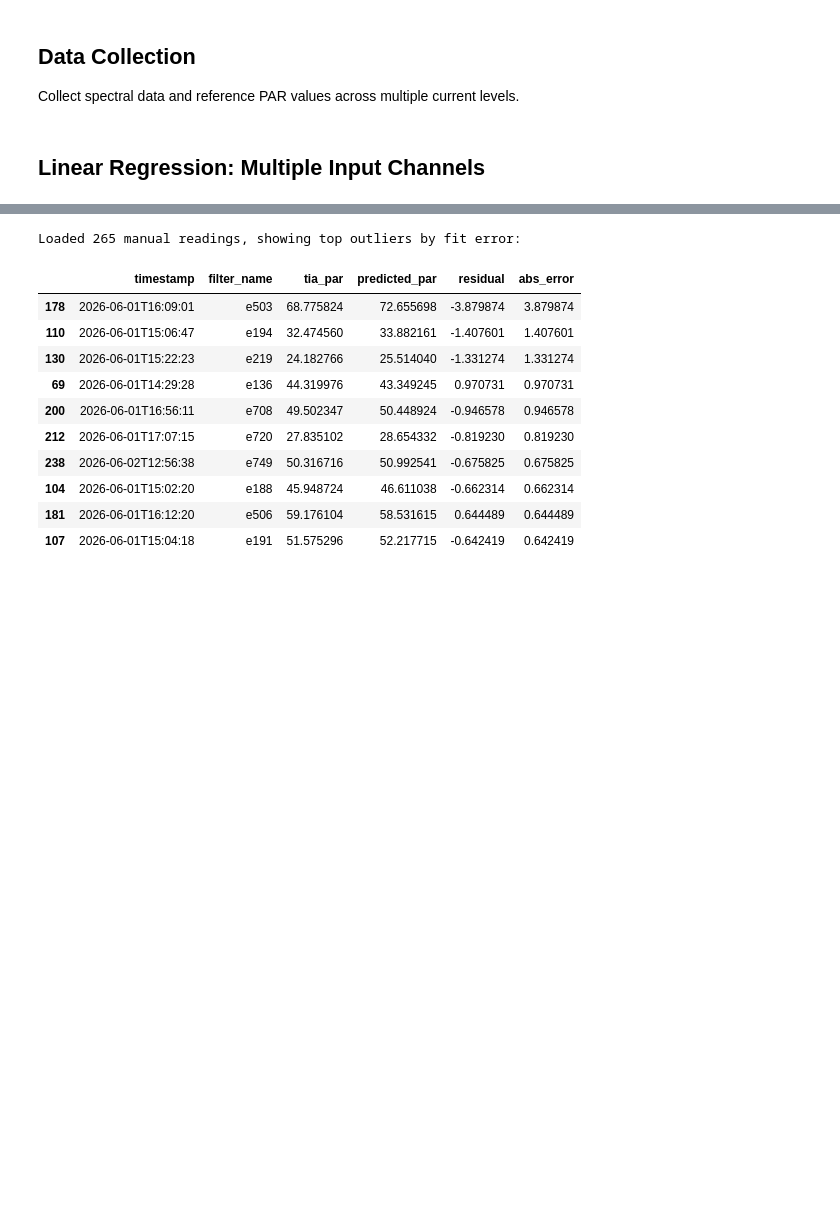
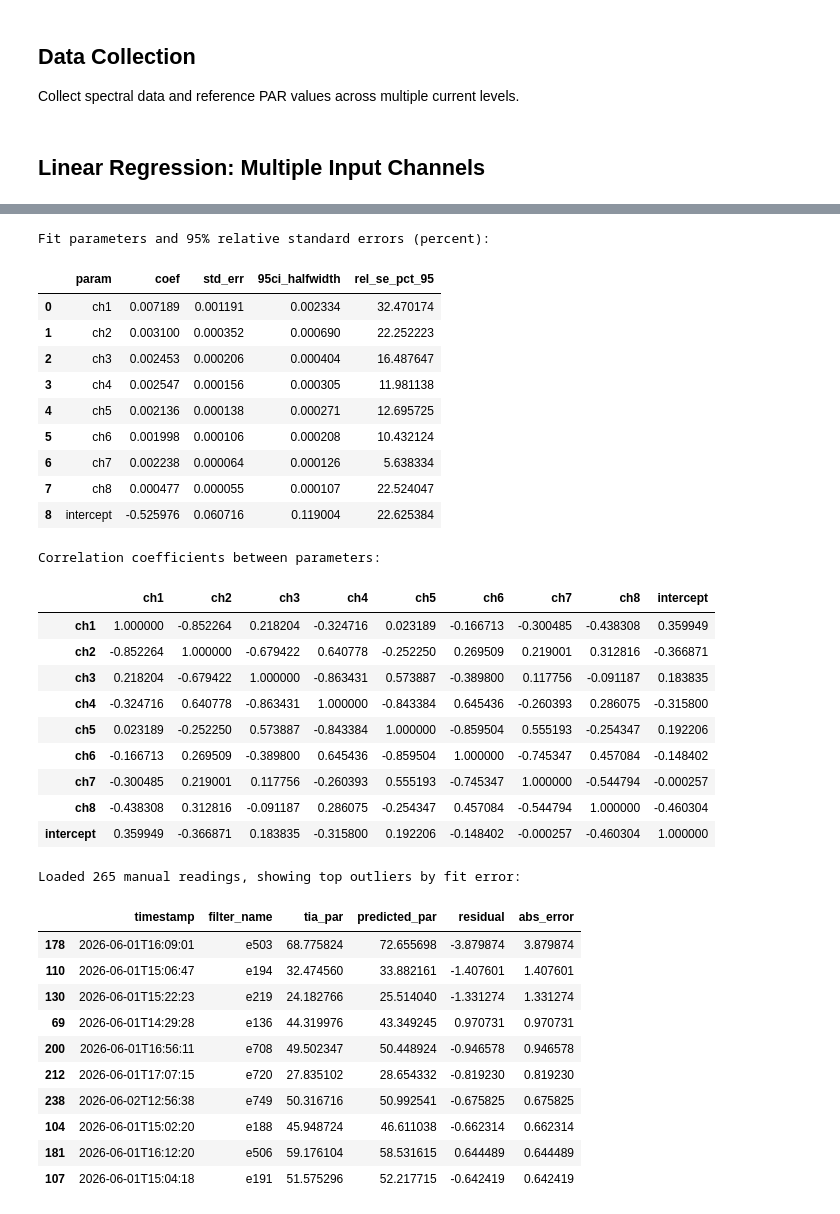
Before and after one commit to Jan-IngenHousz-Institute/miniPar, a Jupyter notebook: Scripts/calibrate_spec_notebook.ipynb, the cells around one changed output, grey strips where cells are left out. Drawn from its saved outputs; the diff is of its cells as text; code cells hidden in the pictures; blank space fills up the shorter version.

Commit message:
spectral analysys clean param fitting and analysys

```diff
--- a/Scripts/calibrate_spec_notebook.ipynb
+++ b/Scripts/calibrate_spec_notebook.ipynb
@@ -424,3 +418,80 @@ Fit Quality:
+# %%
+# Display fit coefficients, 95% relative SEs and parameter covariance
+import numpy as np
+import pandas as pd
+from math import sqrt
+try:
+    from scipy import stats
+    t_crit = stats.t.ppf(0.975, df=max(1, X.shape[0] - (X.shape[1] + 1)))
+except Exception:
+    # fallback approximate 95% critical value
+    t_crit = 1.96
+# Reconstruct design matrix used in regression (X currently is used for regression)
+A = np.hstack([X, np.ones((X.shape[0], 1))])
+n, p = A.shape
+# Residuals and sigma^2 estimate
+resid = (y - y_pred) if 'y' in globals() else (y_manual - y_pred)
+SSR = float(np.sum(resid**2))
+dof = max(1, n - p)
+sigma2 = SSR / dof
+# Covariance matrix of parameters
+try:
+    ATA_inv = np.linalg.inv(A.T.dot(A))
+except np.linalg.LinAlgError:
+    ATA_inv = np.linalg.pinv(A.T.dot(A))
+cov_matrix = sigma2 * ATA_inv
+# coefficients vector (including intercept)
+params = np.concatenate([channels_coeffs, np.array([intercept])])
+param_names = [f'ch{i+1}' for i in range(len(channels_coeffs))] + ['intercept']
+se = np.sqrt(np.abs(np.diag(cov_matrix)))
+# relative standard error expressed using 95% CI half-width divided by coef magnitude (in %).
+rel_se_pct = np.full_like(se, np.nan, dtype=float)
+for i, (coef, s_e) in enumerate(zip(params, se)):
+    if abs(coef) > 0:
+        rel_se_pct[i] = (t_crit * s_e / abs(coef)) * 100.0
+# Build DataFrame for display
+df_params = pd.DataFrame({
+    'param': param_names,
+    'coef': params,
+    'std_err': se,
+    '95ci_halfwidth': t_crit * se,
+    'rel_se_pct_95': rel_se_pct
+})
+# display nicely
+print('Fit parameters and 95% relative standard errors (percent):')
+display(df_params[['param','coef','std_err','95ci_halfwidth','rel_se_pct_95']])
+
+print('Correlation coefficients between parameters:')
+diag = np.sqrt(np.abs(np.diag(cov_matrix)))
+outer = np.outer(diag, diag)
+with np.errstate(divide='ignore', invalid='ignore'):
+    corr_matrix = cov_matrix / outer
+corr_matrix[outer == 0] = np.nan
+corr_df = pd.DataFrame(corr_matrix, index=param_names, columns=param_names)
+display(corr_df.round(6))
+# %% [output]
+Fit parameters and 95% relative standard errors (percent):
+|  | param | coef | std_err | 95ci_halfwidth | rel_se_pct_95 |
+| 0 | ch1 | 0.007189 | 0.001191 | 0.002334 | 32.470174 |
+| 1 | ch2 | 0.003100 | 0.000352 | 0.000690 | 22.252223 |
+| 2 | ch3 | 0.002453 | 0.000206 | 0.000404 | 16.487647 |
+| 3 | ch4 | 0.002547 | 0.000156 | 0.000305 | 11.981138 |
+| 4 | ch5 | 0.002136 | 0.000138 | 0.000271 | 12.695725 |
+| 5 | ch6 | 0.001998 | 0.000106 | 0.000208 | 10.432124 |
+| 6 | ch7 | 0.002238 | 0.000064 | 0.000126 | 5.638334 |
+| 7 | ch8 | 0.000477 | 0.000055 | 0.000107 | 22.524047 |
+| 8 | intercept | -0.525976 | 0.060716 | 0.119004 | 22.625384 |
+Correlation coefficients between parameters:
+|  | ch1 | ch2 | ch3 | ch4 | ch5 | ch6 | ch7 | ch8 | intercept |
+| ch1 | 1.000000 | -0.852264 | 0.218204 | -0.324716 | 0.023189 | -0.166713 | -0.300485 | -0.438308 | 0.359949 |
+| ch2 | -0.852264 | 1.000000 | -0.679422 | 0.640778 | -0.252250 | 0.269509 | 0.219001 | 0.312816 | -0.366871 |
+| ch3 | 0.218204 | -0.679422 | 1.000000 | -0.863431 | 0.573887 | -0.389800 | 0.117756 | -0.091187 | 0.183835 |
+| ch4 | -0.324716 | 0.640778 | -0.863431 | 1.000000 | -0.843384 | 0.645436 | -0.260393 | 0.286075 | -0.315800 |
+| ch5 | 0.023189 | -0.252250 | 0.573887 | -0.843384 | 1.000000 | -0.859504 | 0.555193 | -0.254347 | 0.192206 |
+| ch6 | -0.166713 | 0.269509 | -0.389800 | 0.645436 | -0.859504 | 1.000000 | -0.745347 | 0.457084 | -0.148402 |
+| ch7 | -0.300485 | 0.219001 | 0.117756 | -0.260393 | 0.555193 | -0.745347 | 1.000000 | -0.544794 | -0.000257 |
+| ch8 | -0.438308 | 0.312816 | -0.091187 | 0.286075 | -0.254347 | 0.457084 | -0.544794 | 1.000000 | -0.460304 |
+| intercept | 0.359949 | -0.366871 | 0.183835 | -0.315800 | 0.192206 | -0.148402 | -0.000257 | -0.460304 | 1.000000 |
 # %%
 # Display top manual regression outliers by absolute fit error
 outlier_df = df.copy()
```
Also changed, not shown: parts of 7 cells of this notebook, 1 other file.
